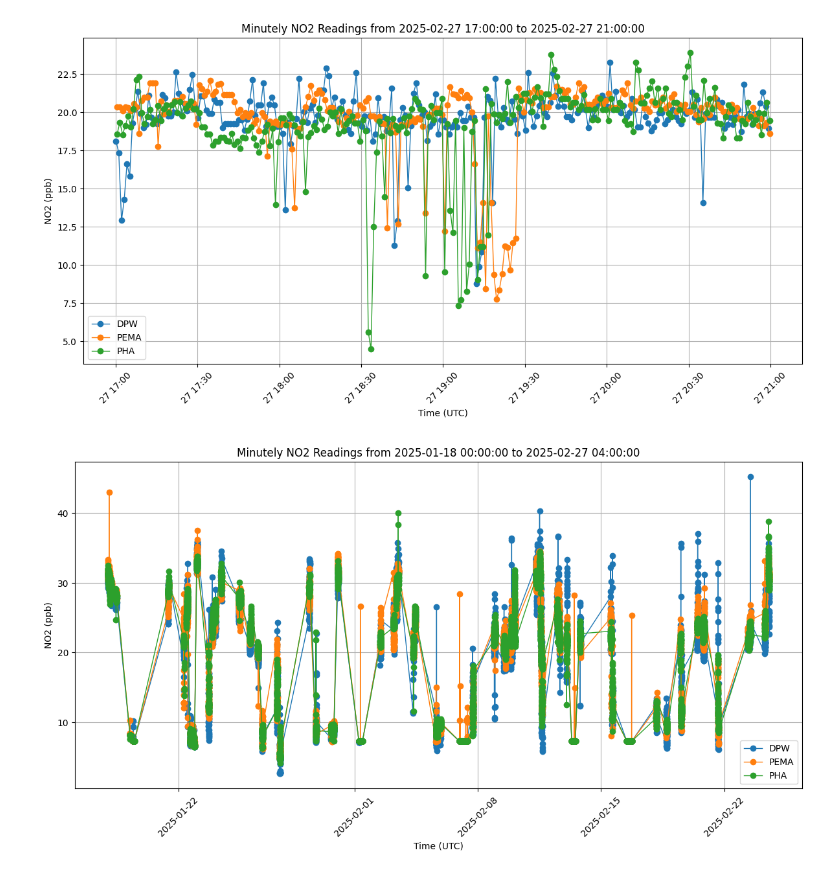
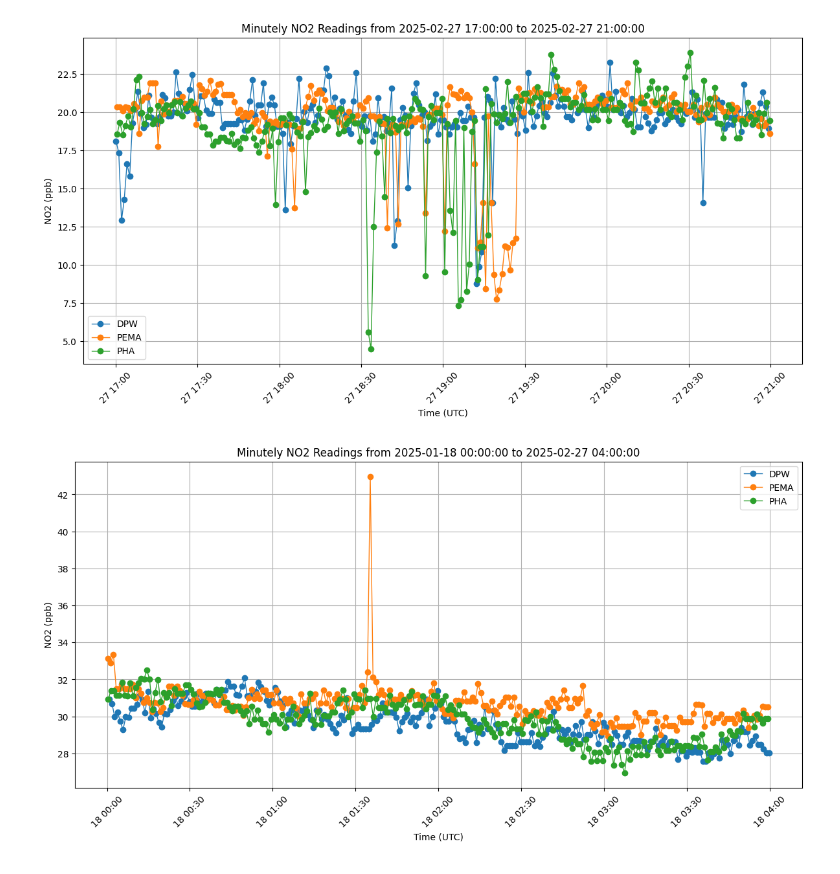
Before and after one commit to jacklardner/calibrationEDA, a Jupyter notebook: qaqlowRSDEDA.ipynb, the cells around one changed output. Saved outputs shown, nothing was run; the diff lists cells and outputs as text; code cells hidden in the pictures.

```diff
--- a/qaqlowRSDEDA.ipynb
+++ b/qaqlowRSDEDA.ipynb
@@ -233,39 +257,39 @@ plt.show()
 [figure]
 # %%
 start_time = pd.Timestamp("2025-01-18 00:00:00")
-end_time = pd.Timestamp("2025-02-27 04:00:00")
+end_time = pd.Timestamp("2025-01-18 04:00:00")
 
 dpw_subset = dpw_filtered_df[
     (dpw_filtered_df["datetime_utc"] >= start_time) &
     (dpw_filtered_df["datetime_utc"] <= end_time)
 ]
 
 pema_subset = pema_filtered_df[
     (pema_filtered_df["datetime_utc"] >= start_time) &
     (pema_filtered_df["datetime_utc"] <= end_time)
 ]
 
 pha_subset = pha_filtered_df[
     (pha_filtered_df["datetime_utc"] >= start_time) &
     (pha_filtered_df["datetime_utc"] <= end_time)
 ]
 
 plt.figure(figsize=(12, 6))
 
 plt.plot(dpw_subset["datetime_utc"], dpw_subset["no2"], label="DPW", marker="o", linewidth=1)
 plt.plot(pema_subset["datetime_utc"], pema_subset["no2"], label="PEMA", marker="o", linewidth=1)
 plt.plot(pha_subset["datetime_utc"], pha_subset["no2"], label="PHA", marker="o", linewidth=1)
 
 plt.xlabel("Time (UTC)")
 plt.ylabel("NO2 (ppb)")
 plt.title("Minutely NO2 Readings from 2025-01-18 00:00:00 to 2025-02-27 04:00:00")
 plt.legend()
 plt.grid(True)
 plt.tight_layout()
 plt.xticks(rotation=45)
 plt.show()
 # %% [output]
-[figure, old version]
+[figure, new version]
 # %%
 #function to explore continous variables in time
 def plot_box_and_histogram(column, site, site_string):
```
Also changed, not shown: parts of 9 cells of this notebook, 6 other files.
